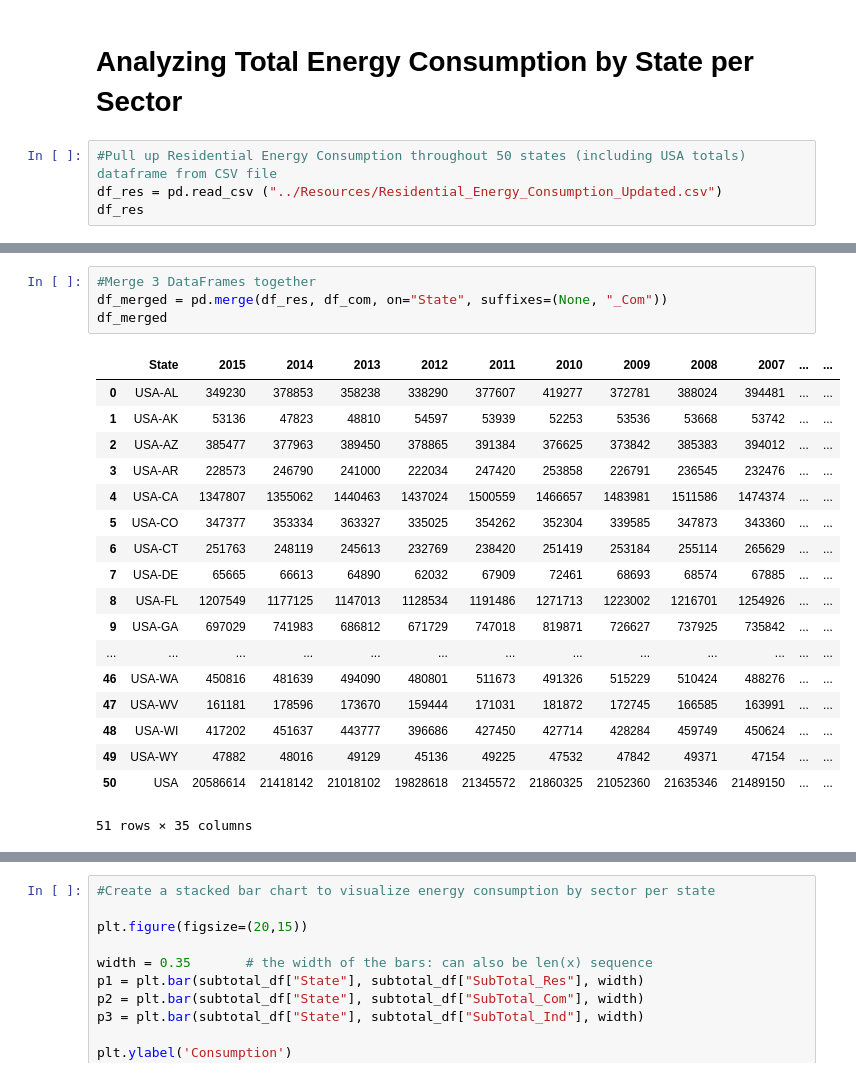
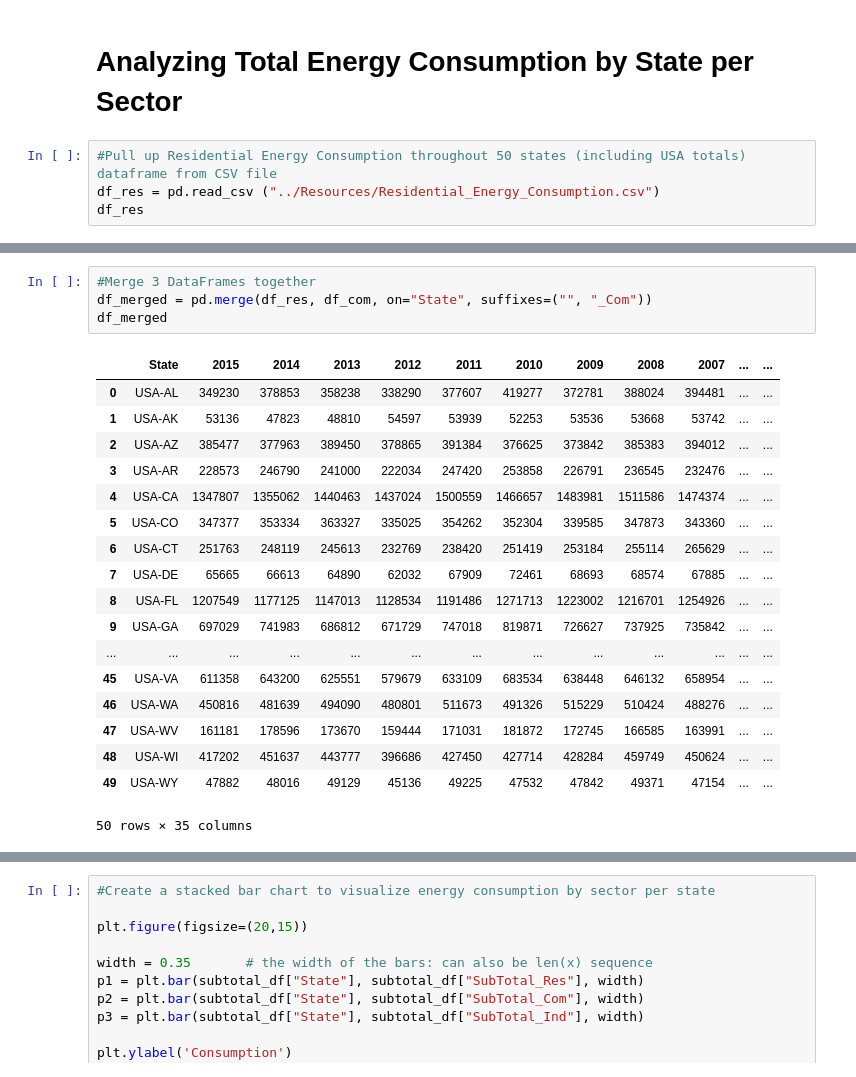
Before and after one commit to MabelDS89/Project-1, a Jupyter notebook: Analysis/Final_Analysis.ipynb, the cells around one changed output, grey strips where cells are left out. Cells and saved outputs as stored; diff of their text form.

```diff
--- a/Analysis/Final_Analysis.ipynb
+++ b/Analysis/Final_Analysis.ipynb
@@ -10,7 +10,7 @@ from scipy.stats import pearsonr
 # Analyzing Total Energy Consumption by State per Sector
 # %%
 #Pull up Residential Energy Consumption throughout 50 states (including USA totals) dataframe from CSV file
-df_res = pd.read_csv ("../Resources/Residential_Energy_Consumption_Updated.csv")
+df_res = pd.read_csv ("../Resources/Residential_Energy_Consumption.csv")
 df_res
 # %% [output]
 |  | State | 2015 | 2014 | 2013 | 2012 | 2011 | 2010 | 2009 | 2008 | 2007 | 2006 | ... |
@@ -79,25 +79,25 @@ print (df_ind)
 # %%
 #Merge 3 DataFrames together
-df_merged = pd.merge(df_res, df_com, on="State", suffixes=(None, "_Com"))
+df_merged = pd.merge(df_res, df_com, on="State", suffixes=("", "_Com"))
 df_merged
 # %% [output]
 |  | State | 2015 | 2014 | 2013 | 2012 | 2011 | 2010 | 2009 | 2008 | 2007 | ... | ... |
 | 0 | USA-AL | 349230 | 378853 | 358238 | 338290 | 377607 | 419277 | 372781 | 388024 | 394481 | ... | ... |
 | 1 | USA-AK | 53136 | 47823 | 48810 | 54597 | 53939 | 52253 | 53536 | 53668 | 53742 | ... | ... |
 | 2 | USA-AZ | 385477 | 377963 | 389450 | 378865 | 391384 | 376625 | 373842 | 385383 | 394012 | ... | ... |
 | 3 | USA-AR | 228573 | 246790 | 241000 | 222034 | 247420 | 253858 | 226791 | 236545 | 232476 | ... | ... |
 | 4 | USA-CA | 1347807 | 1355062 | 1440463 | 1437024 | 1500559 | 1466657 | 1483981 | 1511586 | 1474374 | ... | ... |
 | 5 | USA-CO | 347377 | 353334 | 363327 | 335025 | 354262 | 352304 | 339585 | 347873 | 343360 | ... | ... |
 | 6 | USA-CT | 251763 | 248119 | 245613 | 232769 | 238420 | 251419 | 253184 | 255114 | 265629 | ... | ... |
 | 7 | USA-DE | 65665 | 66613 | 64890 | 62032 | 67909 | 72461 | 68693 | 68574 | 67885 | ... | ... |
 | 8 | USA-FL | 1207549 | 1177125 | 1147013 | 1128534 | 1191486 | 1271713 | 1223002 | 1216701 | 1254926 | ... | ... |
 | 9 | USA-GA | 697029 | 741983 | 686812 | 671729 | 747018 | 819871 | 726627 | 737925 | 735842 | ... | ... |
 | ... | ... | ... | ... | ... | ... | ... | ... | ... | ... | ... | ... | ... |
+| 45 | USA-VA | 611358 | 643200 | 625551 | 579679 | 633109 | 683534 | 638448 | 646132 | 658954 | ... | ... |
 | 46 | USA-WA | 450816 | 481639 | 494090 | 480801 | 511673 | 491326 | 515229 | 510424 | 488276 | ... | ... |
 | 47 | USA-WV | 161181 | 178596 | 173670 | 159444 | 171031 | 181872 | 172745 | 166585 | 163991 | ... | ... |
 | 48 | USA-WI | 417202 | 451637 | 443777 | 396686 | 427450 | 427714 | 428284 | 459749 | 450624 | ... | ... |
 | 49 | USA-WY | 47882 | 48016 | 49129 | 45136 | 49225 | 47532 | 47842 | 49371 | 47154 | ... | ... |
-| 50 | USA | 20586614 | 21418142 | 21018102 | 19828618 | 21345572 | 21860325 | 21052360 | 21635346 | 21489150 | ... | ... |
-51 rows × 35 columns
+50 rows × 35 columns
 # %%
 df_merged_final = pd.merge(df_merged, df_ind, on="State", suffixes=("_Res", "_Ind"))
```
Also changed, not shown: parts of 66 cells of this notebook.
